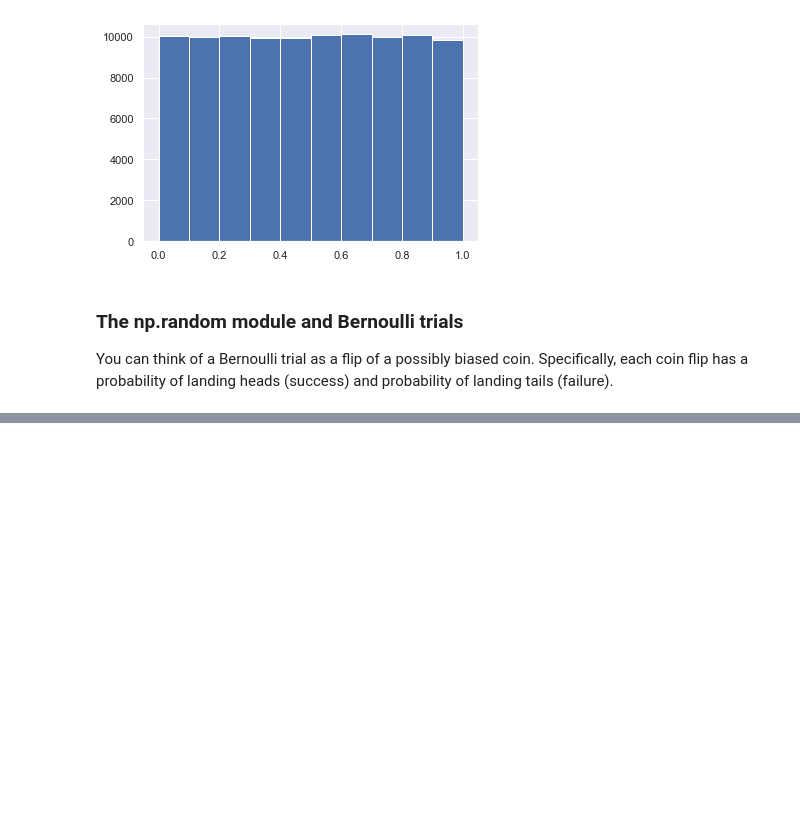
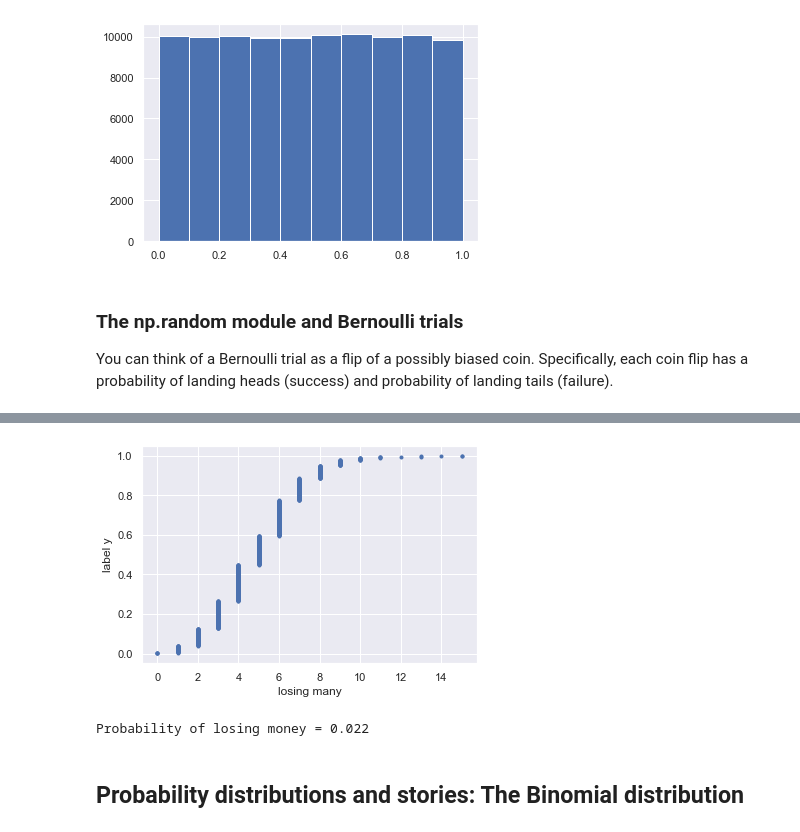
Before and after one commit to aalouane/Statistical-in-Python, a Jupyter notebook: Statistical Thinking in Python/Chapter 3.ipynb, the cells around one changed output, grey strips where cells are left out. Drawn from its saved outputs; the diff is of its cells as text; code cells hidden in the pictures; blank space fills up the shorter version.

```diff
--- a/Statistical Thinking in Python/Chapter 3.ipynb
+++ b/Statistical Thinking in Python/Chapter 3.ipynb
@@ -59,0 +90,35 @@ def perform_bernoulli_trials(n, p):
+# %%
+def ecdf(data):
+    """Compute ECDF for a one-dimensional array of measurements."""
+    # Number of data points: n
+    n = len(data)
+
+    # x-data for the ECDF: x
+    x = np.sort(data)
+
+    # y-data for the ECDF: y
+    y = np.arange(1, n+1) / n
+
+    return x, y
+# %%
+# Compute ECDF: x, y
+x, y = ecdf(n_defaults)
+
+# Plot the ECDF with labeled axes
+plt.plot(x, y, marker='.', linestyle='none')
+
+plt.xlabel("losing many")
+plt.ylabel("label y")
+# Show the plot
+plt.show()
+
+# Compute the number of 100-loan simulations with 10 or more defaults: n_lose_money
+n_lose_money = np.sum(n_defaults >= 10)
+
+# Compute and print probability of losing money
+print('Probability of losing money =', n_lose_money / len(n_defaults))
+# %% [output]
+[figure, added]
+Probability of losing money = 0.022
+# %% [markdown]
+## Probability distributions and stories: The Binomial distribution
```
Also changed, not shown: parts of 3 cells of this notebook.
